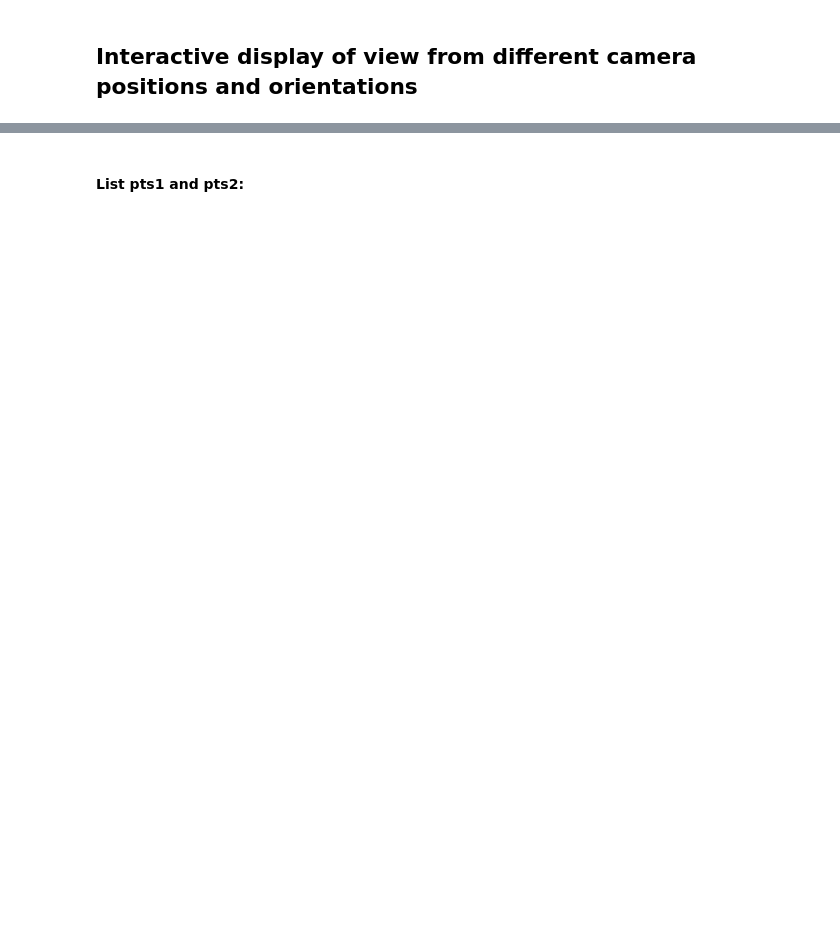
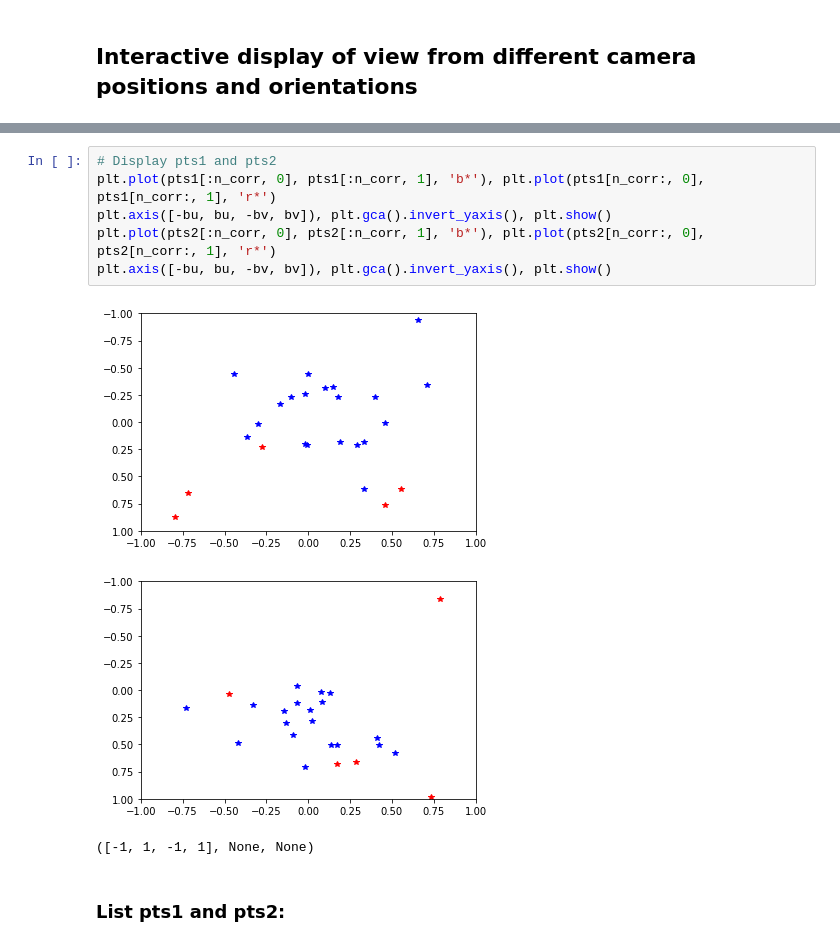
Before and after one commit to seventwoten/pcpf, a Jupyter notebook: ParticleFilter_TR.ipynb, the cells around one changed output, grey strips where cells are left out. Drawn from its saved outputs; the diff is of its cells as text; blank space fills up the shorter version.

```diff
--- a/ParticleFilter_TR.ipynb
+++ b/ParticleFilter_TR.ipynb
@@ -102,5 +108,15 @@ pts2 = transform_camera(p, x=diff, y=diff, z=1.1+diff, roll=diff, pitch=diff, ya
+# %%
+# Display pts1 and pts2
+plt.plot(pts1[:n_corr, 0], pts1[:n_corr, 1], 'b*'), plt.plot(pts1[n_corr:, 0], pts1[n_corr:, 1], 'r*')
+plt.axis([-bu, bu, -bv, bv]), plt.gca().invert_yaxis(), plt.show()
+plt.plot(pts2[:n_corr, 0], pts2[:n_corr, 1], 'b*'), plt.plot(pts2[n_corr:, 0], pts2[n_corr:, 1], 'r*')
+plt.axis([-bu, bu, -bv, bv]), plt.gca().invert_yaxis(), plt.show()
+# %% [output]
+[figure, added]
+[figure, added]
+([-1, 1, -1, 1], None, None)
 # %% [markdown]
-#### List pts1 and pts2:
+### List pts1 and pts2:
 # %%
 pts1
 # %% [output]
```
Also changed, not shown: parts of 33 cells of this notebook.
